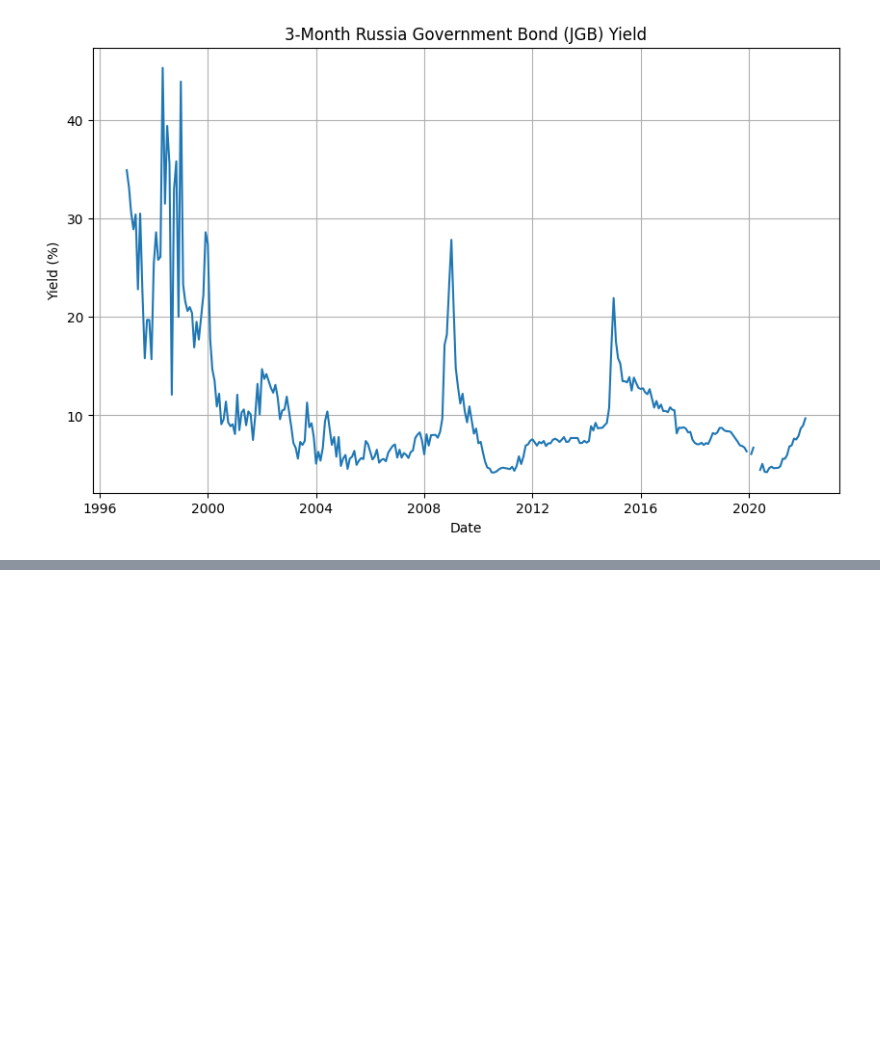
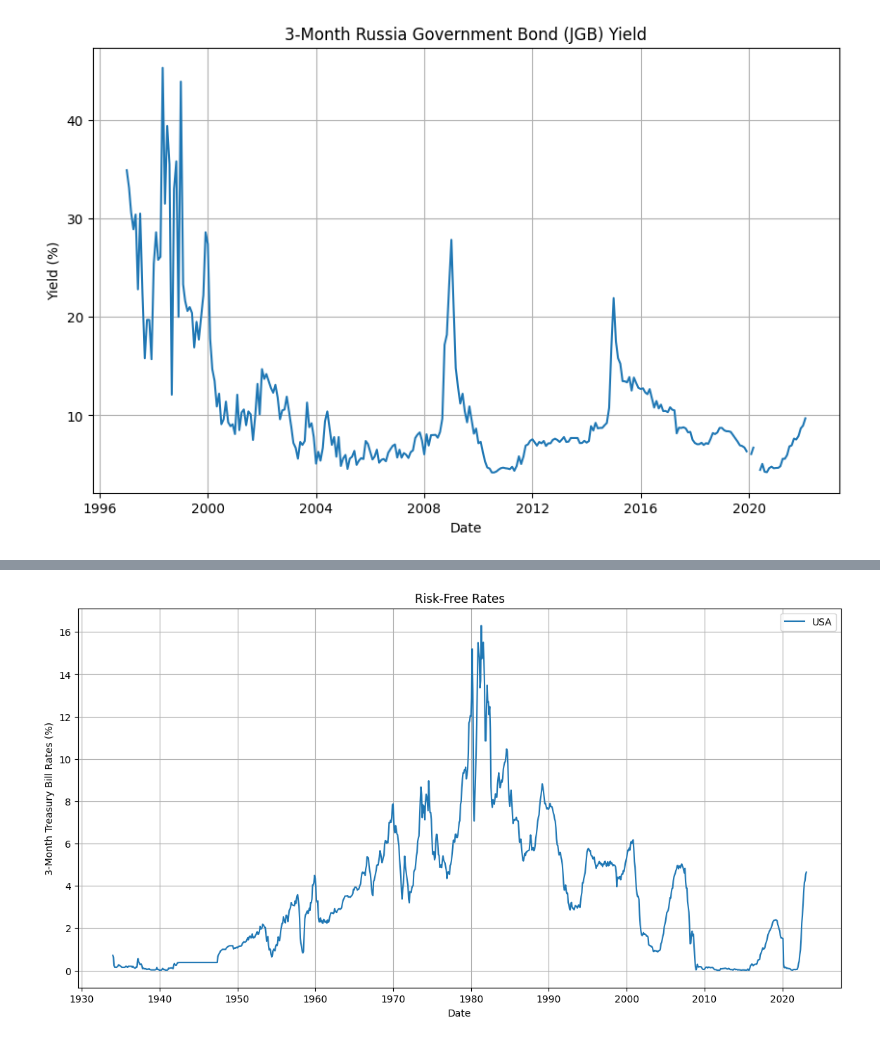
Before and after one commit to dkn-maida/farscape-investment, a Jupyter notebook: equity_alpha.ipynb, the cells around one changed output, grey strips where cells are left out. Cells and saved outputs as stored; diff of their text form; code cells hidden in the pictures; blank space fills up the shorter version.

Commit message:
added some data

```diff
--- a/equity_alpha.ipynb
+++ b/equity_alpha.ipynb
@@ -199,0 +222,35 @@ IR3TIB01RUM156N
+# %%
+import pandas as pd
+import matplotlib.pyplot as plt
+from fredapi import Fred
+
+# Replace 'YOUR_API_KEY' with your FRED API key
+api_key = '2f15c96b46530fde1b1992a64c64650e'
+fred = Fred(api_key=api_key)
+
+# Define the 3-month Treasury bill rate series IDs
+series_ids = {
+    'USA': 'TB3MS'
+}
+
+# Fetch the 3-month Treasury bill rates
+data = {}
+for country, series_id in series_ids.items():
+    data[country] = fred.get_series(series_id)
+
+# Merge the data into a single DataFrame
+data_df = pd.concat(data, axis=1)
+
+# Plot the 3-month Treasury bill rates
+plt.figure(figsize=(14, 7))
+for country in series_ids.keys():
+    plt.plot(data_df.index, data_df[country], label=country)
+
+plt.xlabel('Date')
+plt.ylabel('3-Month Treasury Bill Rates (%)')
+plt.title('Risk-Free Rates')
+plt.legend()
+plt.grid()
+plt.show()
+# %% [output]
+[figure, added]
```
Also changed, not shown: parts of 3 cells of this notebook.
